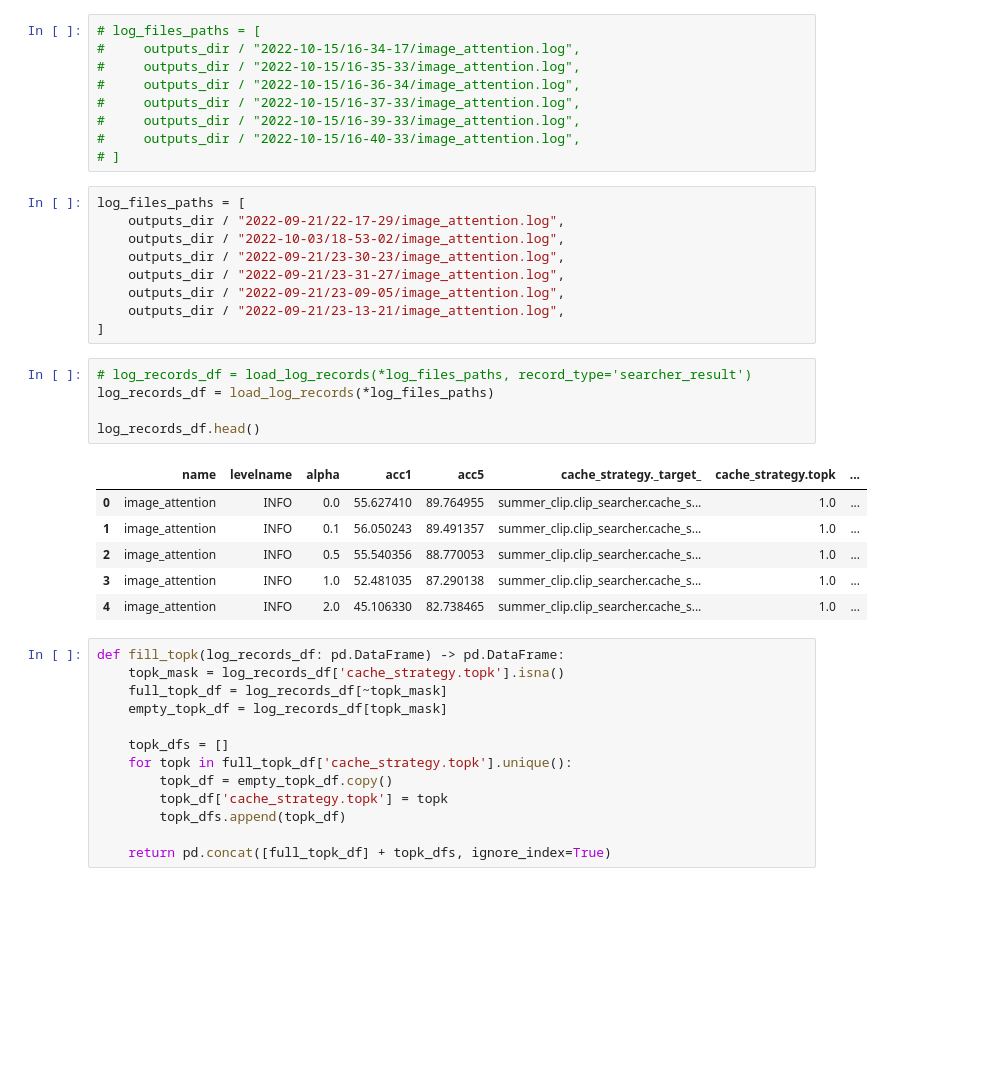
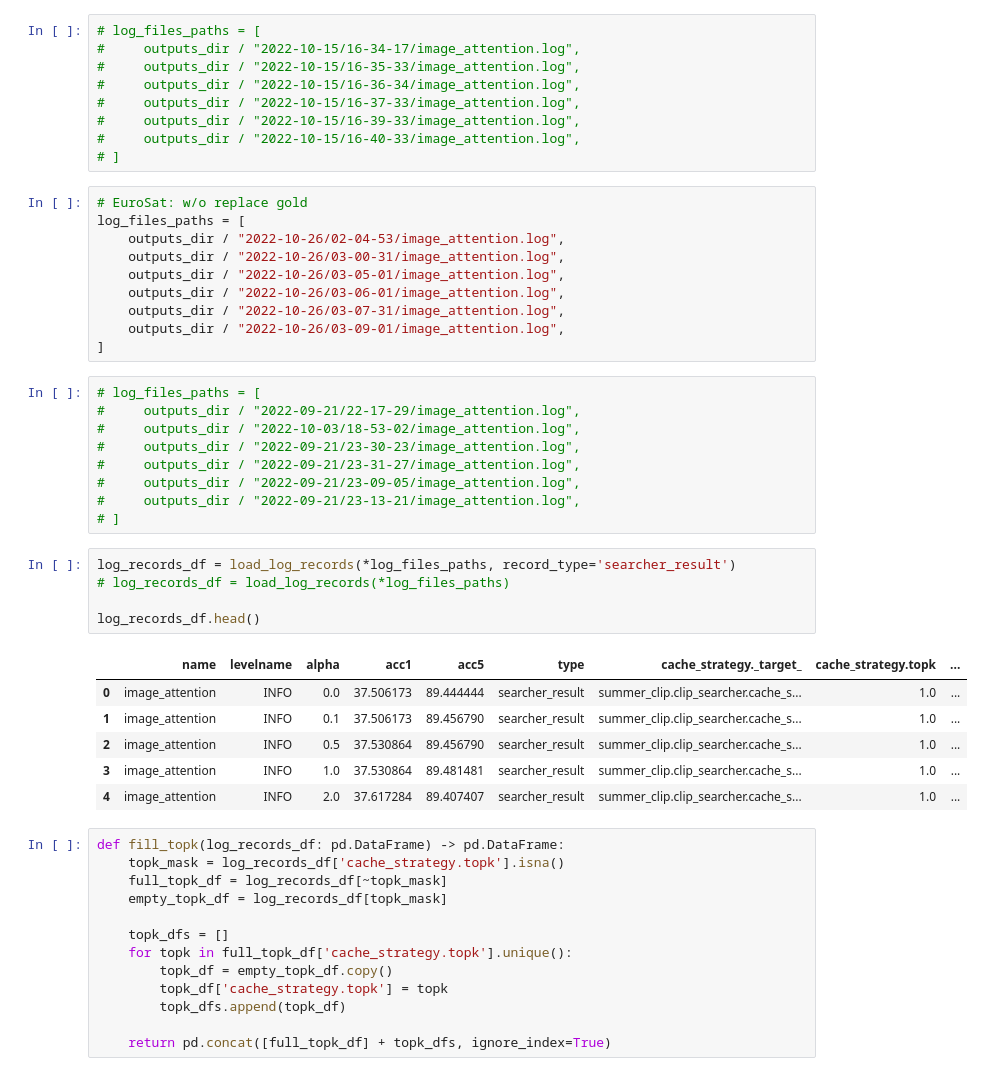
Before and after one commit to myrachins/summer-clip, a Jupyter notebook: summer_clip/clip_searcher/runs_analysis/result_tables.ipynb, the cells around one changed output. Drawn from its saved outputs; the diff is of its cells as text; blank space fills up the shorter version.

Commit message:
eurosat tables

```diff
--- a/summer_clip/clip_searcher/runs_analysis/result_tables.ipynb
+++ b/summer_clip/clip_searcher/runs_analysis/result_tables.ipynb
@@ -151,27 +151,37 @@ log_records_df[log_records_df['alpha'] == 0].head(1)
 #     outputs_dir / "2022-10-15/16-39-33/image_attention.log",
 #     outputs_dir / "2022-10-15/16-40-33/image_attention.log",
 # ]
+# %%
+# EuroSat: w/o replace gold
+log_files_paths = [
+    outputs_dir / "2022-10-26/02-04-53/image_attention.log",
+    outputs_dir / "2022-10-26/03-00-31/image_attention.log",
+    outputs_dir / "2022-10-26/03-05-01/image_attention.log",
+    outputs_dir / "2022-10-26/03-06-01/image_attention.log",
+    outputs_dir / "2022-10-26/03-07-31/image_attention.log",
+    outputs_dir / "2022-10-26/03-09-01/image_attention.log",
+]
 # %%
-log_files_paths = [
-    outputs_dir / "2022-09-21/22-17-29/image_attention.log",
-    outputs_dir / "2022-10-03/18-53-02/image_attention.log",
-    outputs_dir / "2022-09-21/23-30-23/image_attention.log",
-    outputs_dir / "2022-09-21/23-31-27/image_attention.log",
-    outputs_dir / "2022-09-21/23-09-05/image_attention.log",
-    outputs_dir / "2022-09-21/23-13-21/image_attention.log",
-]
+# log_files_paths = [
+#     outputs_dir / "2022-09-21/22-17-29/image_attention.log",
+#     outputs_dir / "2022-10-03/18-53-02/image_attention.log",
+#     outputs_dir / "2022-09-21/23-30-23/image_attention.log",
+#     outputs_dir / "2022-09-21/23-31-27/image_attention.log",
+#     outputs_dir / "2022-09-21/23-09-05/image_attention.log",
+#     outputs_dir / "2022-09-21/23-13-21/image_attention.log",
+# ]
 # %%
-# log_records_df = load_log_records(*log_files_paths, record_type='searcher_result')
-log_records_df = load_log_records(*log_files_paths)
+log_records_df = load_log_records(*log_files_paths, record_type='searcher_result')
+# log_records_df = load_log_records(*log_files_paths)
 
 log_records_df.head()
 # %% [output]
-|  | name | levelname | alpha | acc1 | acc5 | cache_strategy._target_ | cache_strategy.topk | ... |
-| 0 | image_attention | INFO | 0.0 | 55.627410 | 89.764955 | summer_clip.clip_searcher.cache_s... | 1.0 | ... |
-| 1 | image_attention | INFO | 0.1 | 56.050243 | 89.491357 | summer_clip.clip_searcher.cache_s... | 1.0 | ... |
-| 2 | image_attention | INFO | 0.5 | 55.540356 | 88.770053 | summer_clip.clip_searcher.cache_s... | 1.0 | ... |
-| 3 | image_attention | INFO | 1.0 | 52.481035 | 87.290138 | summer_clip.clip_searcher.cache_s... | 1.0 | ... |
-| 4 | image_attention | INFO | 2.0 | 45.106330 | 82.738465 | summer_clip.clip_searcher.cache_s... | 1.0 | ... |
+|  | name | levelname | alpha | acc1 | acc5 | type | cache_strategy._target_ | cache_strategy.topk | ... |
+| 0 | image_attention | INFO | 0.0 | 37.506173 | 89.444444 | searcher_result | summer_clip.clip_searcher.cache_s... | 1.0 | ... |
+| 1 | image_attention | INFO | 0.1 | 37.506173 | 89.456790 | searcher_result | summer_clip.clip_searcher.cache_s... | 1.0 | ... |
+| 2 | image_attention | INFO | 0.5 | 37.530864 | 89.456790 | searcher_result | summer_clip.clip_searcher.cache_s... | 1.0 | ... |
+| 3 | image_attention | INFO | 1.0 | 37.530864 | 89.481481 | searcher_result | summer_clip.clip_searcher.cache_s... | 1.0 | ... |
+| 4 | image_attention | INFO | 2.0 | 37.617284 | 89.407407 | searcher_result | summer_clip.clip_searcher.cache_s... | 1.0 | ... |
 # %%
 def fill_topk(log_records_df: pd.DataFrame) -> pd.DataFrame:
     topk_mask = log_records_df['cache_strategy.topk'].isna()
```
Also changed, not shown: parts of 8 cells of this notebook, 1 other file.
